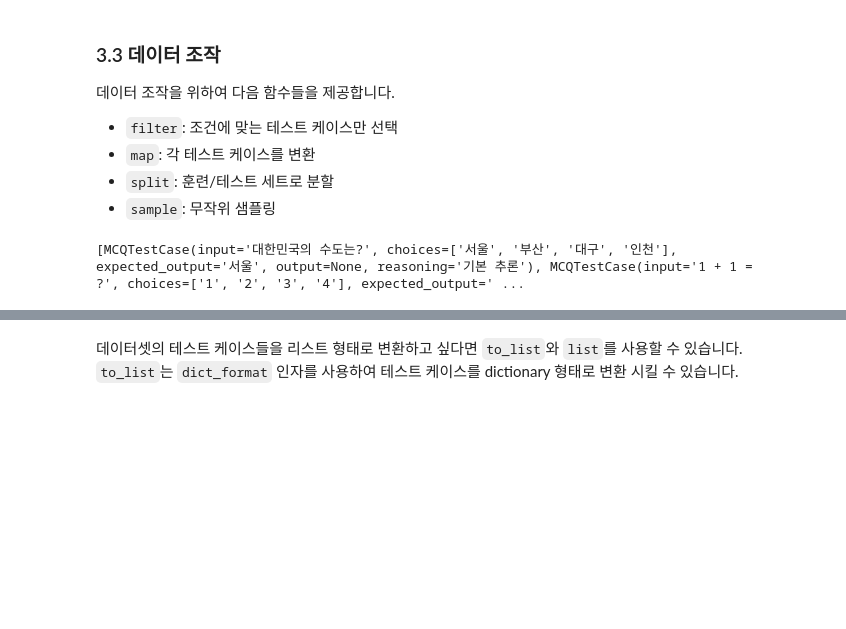
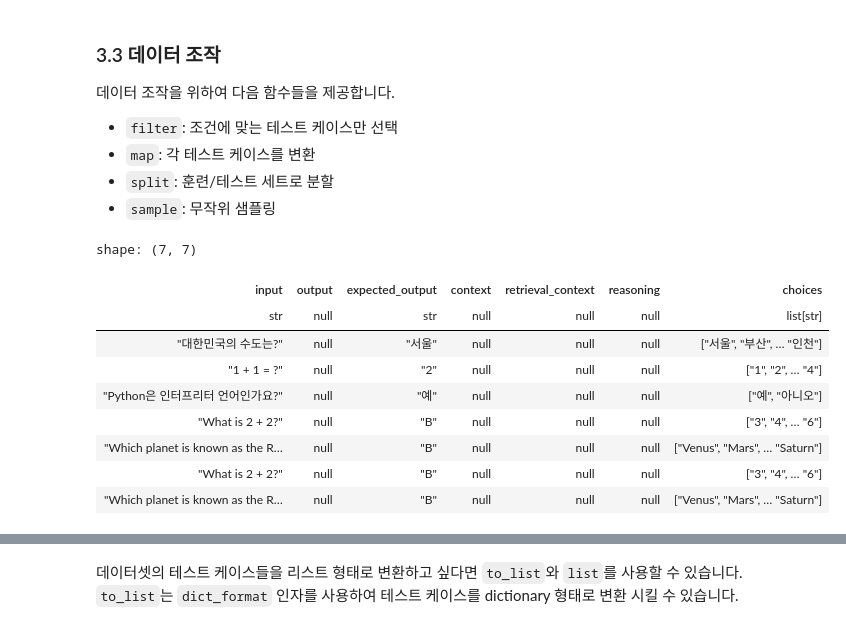
Before and after one commit to JINAILAB/langmetrics, a Jupyter notebook: examples/2_Dataset.ipynb, the cells around one changed output, grey strips where cells are left out. Cells and saved outputs as stored; diff of their text form; code cells hidden in the pictures; blank space fills up the shorter version.

```diff
--- a/examples/2_Dataset.ipynb
+++ b/examples/2_Dataset.ipynb
@@ -20,19 +20,19 @@ MCQDatset은 MCQTestCase 객체들의 리스트로 생성할 수 있습니다.
 # %%
 # 여러 테스트 케이스로 데이터셋 생성
 test_cases = [
-    MCQTestCase(
+    LLMTestCase(
         input="대한민국의 수도는?",
         choices=["서울", "부산", "대구", "인천"],
         expected_output="서울"
     ),
-    MCQTestCase(
+    LLMTestCase(
         input="1 + 1 = ?",
         choices=["1", "2", "3", "4"],
         expected_output="2"
     )
 ]
 
-dataset = MCQDataset(test_cases=test_cases)
+dataset = LLMDataset(test_cases=test_cases)
 # %% [markdown]
 ### 3.2 기본 Datset 작업
 
@@ -58,7 +58,7 @@ for question in dataset:
 ### 3.2 데이터 추가
 # %%
 # 단일 문제 추가
-new_question = MCQTestCase(
+new_question = LLMTestCase(
     input="Python은 인터프리터 언어인가요?",
     choices=["예", "아니오"],
     expected_output="예"
@@ -70,13 +70,13 @@ print(len(dataset))
 3
 # %%
 # 테스트케이스 여러개 추가
-new_testcases: List[MCQTestCase] = [
-    MCQTestCase(
+new_testcases: List[LLMTestCase] = [
+    LLMTestCase(
         input="What is 2 + 2?",
         choices=["3", "4", "5", "6"],
         expected_output="B"
     ),
-    MCQTestCase(
+    LLMTestCase(
         input="Which planet is known as the Red Planet?",
         choices=["Venus", "Mars", "Jupiter", "Saturn"],
         expected_output="B"
@@ -89,7 +89,7 @@ print(len(dataset))
 5
 # %%
 # MCQDataset 테스트케이스 여러개 추가
-new_testcases = MCQDataset(new_testcases)
+new_testcases = LLMDataset(new_testcases)
 dataset.extend(new_testcases)
 # %%
 print(len(dataset))
@@ -120,4 +111,13 @@ transformed = dataset.map(add_default_reasoning)
-# %%
-print(transformed)
-# %% [output]
-[MCQTestCase(input='대한민국의 수도는?', choices=['서울', '부산', '대구', '인천'], expected_output='서울', output=None, reasoning='기본 추론'), MCQTestCase(input='1 + 1 = ?', choices=['1', '2', '3', '4'], expected_output=' ...
+# %%
+dataset.df
+# %% [output]
+shape: (7, 7)
+| input | output | expected_output | context | retrieval_context | reasoning | choices |
+| str | null | str | null | null | null | list[str] |
+| "대한민국의 수도는?" | null | "서울" | null | null | null | ["서울", "부산", … "인천"] |
+| "1 + 1 = ?" | null | "2" | null | null | null | ["1", "2", … "4"] |
+| "Python은 인터프리터 언어인가요?" | null | "예" | null | null | null | ["예", "아니오"] |
+| "What is 2 + 2?" | null | "B" | null | null | null | ["3", "4", … "6"] |
+| "Which planet is known as the R… | null | "B" | null | null | null | ["Venus", "Mars", … "Saturn"] |
+| "What is 2 + 2?" | null | "B" | null | null | null | ["3", "4", … "6"] |
+| "Which planet is known as the R… | null | "B" | null | null | null | ["Venus", "Mars", … "Saturn"] |
```
Also changed, not shown: parts of 20 cells of this notebook, 13 other files.
